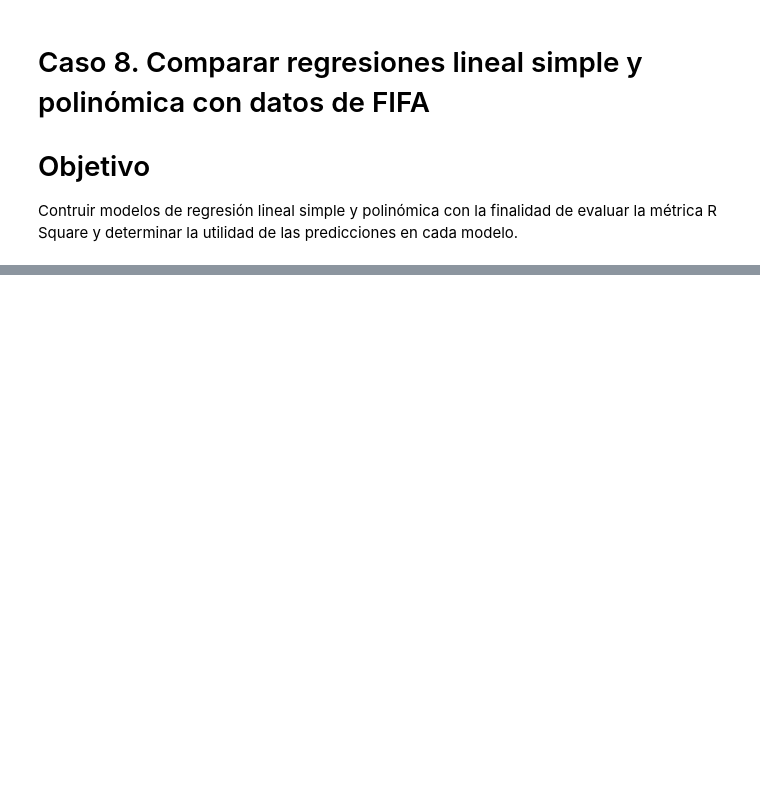
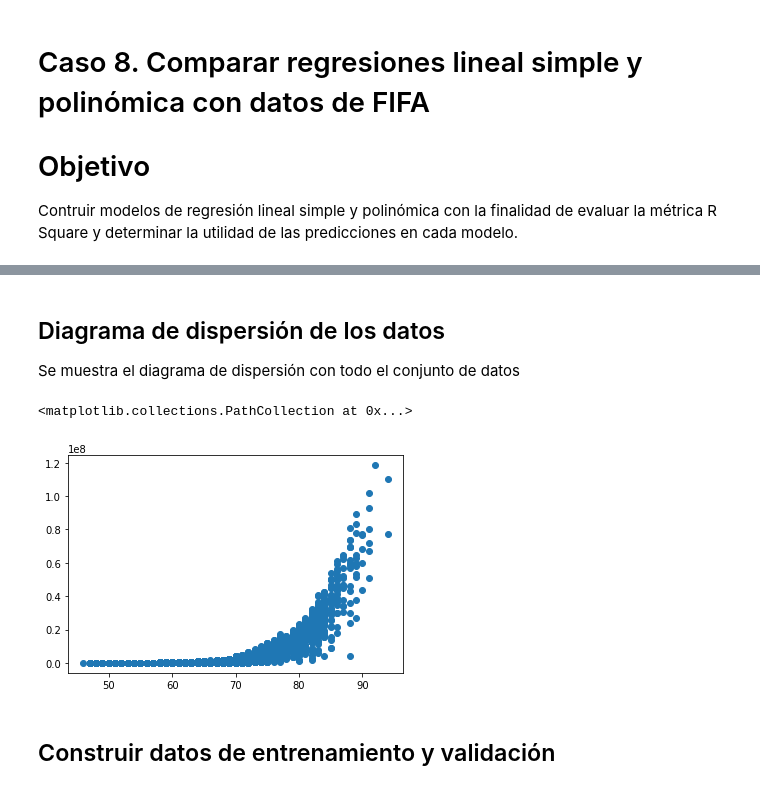
Before and after one commit to rpizarrog/Analisis-Inteligente-de-datos, a Jupyter notebook: bloc de notas/Caso_8_Comparar_regresión_lineal_simple_y_polinomica_con_datos_FIFA.ipynb, the cells around one changed output, grey strips where cells are left out. Drawn from its saved outputs; the diff is of its cells as text; code cells hidden in the pictures; blank space fills up the shorter version.

```diff
--- a/bloc de notas/Caso_8_Comparar_regresión_lineal_simple_y_polinomica_con_datos_FIFA.ipynb
+++ b/bloc de notas/Caso_8_Comparar_regresión_lineal_simple_y_polinomica_con_datos_FIFA.ipynb
@@ -27,0 +60,3 @@ Contruir modelos de regresión lineal simple y polinómica con la finalidad de e
+# %%
+datos = pd.read_csv("https://raw.githubusercontent.com/rpizarrog/Analisis-Inteligente-de-datos/main/datos/datos.fifa.csv", encoding= 'unicode_escape')
+datos[['Overall', 'Valor']]
@@ -27,0 +91,16 @@ Contruir modelos de regresión lineal simple y polinómica con la finalidad de e
+# %% [markdown]
+## Diagrama de dispersión de los datos
+
+Se muestra el diagrama de dispersión con todo el conjunto de datos
+# %%
+from matplotlib import pyplot as plt
+
+# Convertirlo a arreglos independiente
+x = datos['Overall'].values.reshape(-1, 1) # Variable independiente
+y = datos['Valor'].values.reshape(-1, 1) # Variable dependiente
+plt.scatter(x,y)
+# %% [output]
+<matplotlib.collections.PathCollection at 0x...>
+[figure, added]
+# %% [markdown]
+## Construir datos de entrenamiento y validación
```
Also changed, not shown: parts of 30 cells of this notebook.
